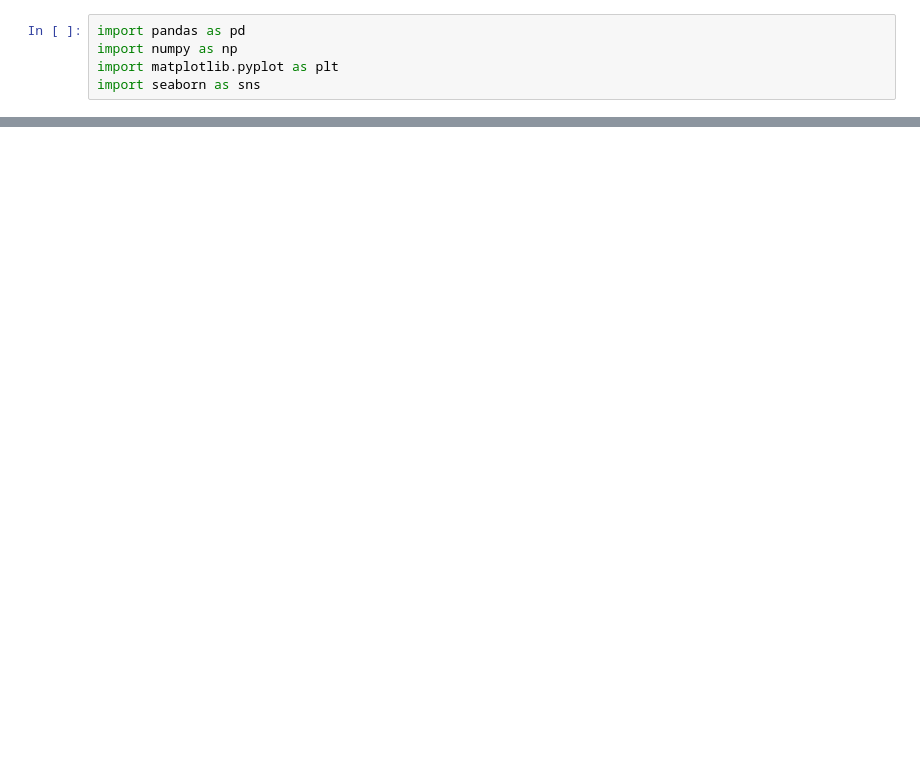
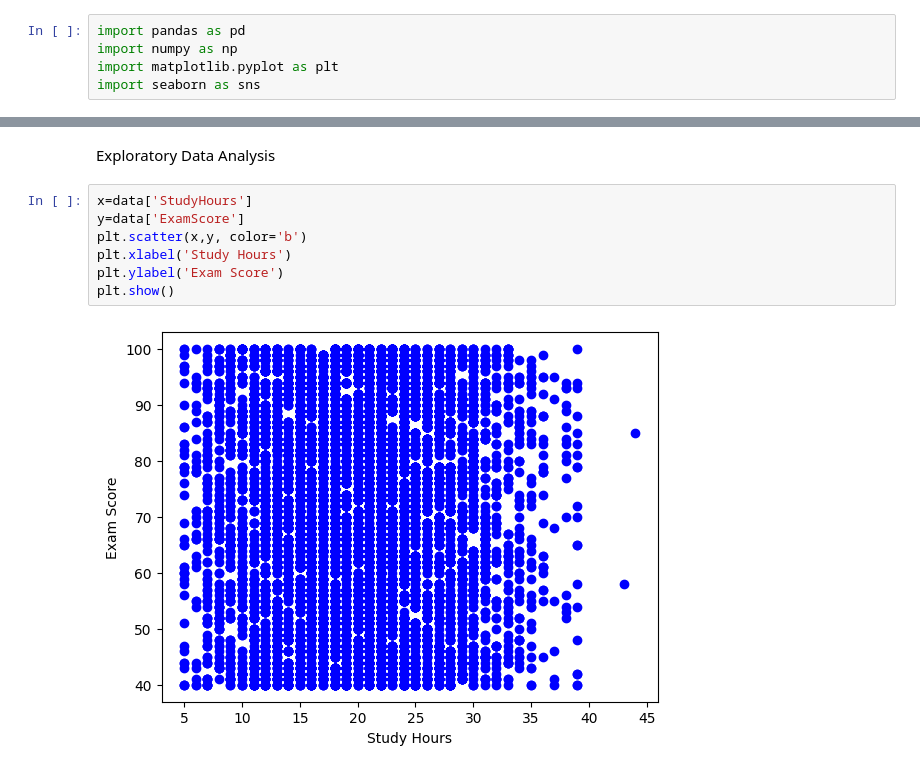
Before and after one commit to benjiie92/exam-results, a Jupyter notebook: Exam_results.ipynb, the cells around one changed output, grey strips where cells are left out. Cells and saved outputs as stored; diff of their text form; blank space fills up the shorter version.

Commit message:
visuals

```diff
--- a/Exam_results.ipynb
+++ b/Exam_results.ipynb
@@ -56,0 +82,11 @@ data.tail()
+# %% [markdown]
+Exploratory Data Analysis
+# %%
+x=data['StudyHours']
+y=data['ExamScore']
+plt.scatter(x,y, color='b')
+plt.xlabel('Study Hours')
+plt.ylabel('Exam Score')
+plt.show()
+# %% [output]
+[figure, added]
```
Also changed, not shown: parts of 12 cells of this notebook.
